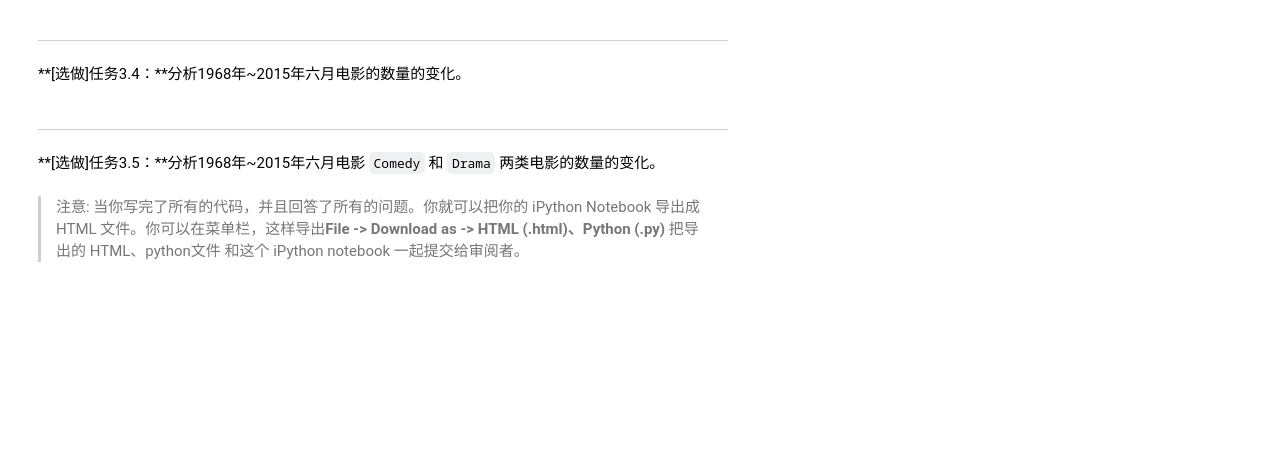
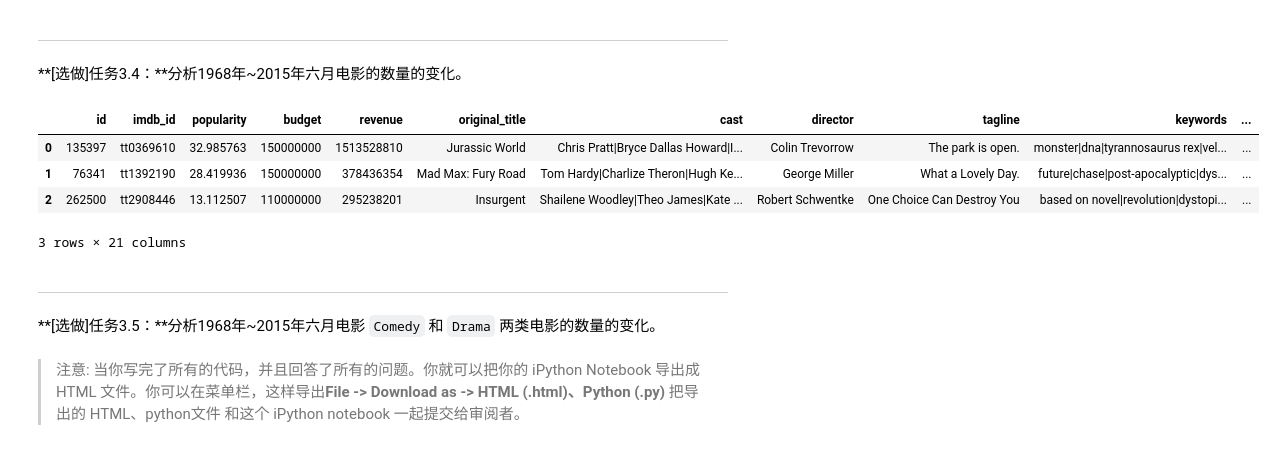
Before and after one commit to LYleonard/DataAnalysis, a Jupyter notebook: Statistics/ExploringDataSet/Explore_Movie_Dataset/Explore Movie Dataset_tmdb.ipynb, the cells around one changed output. Drawn from its saved outputs; the diff is of its cells as text; code cells hidden in the pictures; blank space fills up the shorter version.

```diff
--- a/Statistics/ExploringDataSet/Explore_Movie_Dataset/Explore Movie Dataset_tmdb.ipynb
+++ b/Statistics/ExploringDataSet/Explore_Movie_Dataset/Explore Movie Dataset_tmdb.ipynb
@@ -397,6 +502,17 @@ fig.set_size_inches(10, 8)
 ---
 
 **[选做]任务3.4：**分析1968年~2015年六月电影的数量的变化。
+# %%
+#
+movie_data['release_month'] = pd.to_datetime(movie_data['release_date'], infer_datetime_format=True).dt.month
+# %%
+movie_data.head(3)
+# %% [output]
+|  | id | imdb_id | popularity | budget | revenue | original_title | cast | director | tagline | keywords | ... |
+| 0 | 135397 | tt0369610 | 32.985763 | 150000000 | 1513528810 | Jurassic World | Chris Pratt|Bryce Dallas Howard|I... | Colin Trevorrow | The park is open. | monster|dna|tyrannosaurus rex|vel... | ... |
+| 1 | 76341 | tt1392190 | 28.419936 | 150000000 | 378436354 | Mad Max: Fury Road | Tom Hardy|Charlize Theron|Hugh Ke... | George Miller | What a Lovely Day. | future|chase|post-apocalyptic|dys... | ... |
+| 2 | 262500 | tt2908446 | 13.112507 | 110000000 | 295238201 | Insurgent | Shailene Woodley|Theo James|Kate ... | Robert Schwentke | One Choice Can Destroy You | based on novel|revolution|dystopi... | ... |
+3 rows × 21 columns
 # %% [markdown]
 ---
 
```
Also changed, not shown: parts of 20 cells of this notebook, 2 other files.
